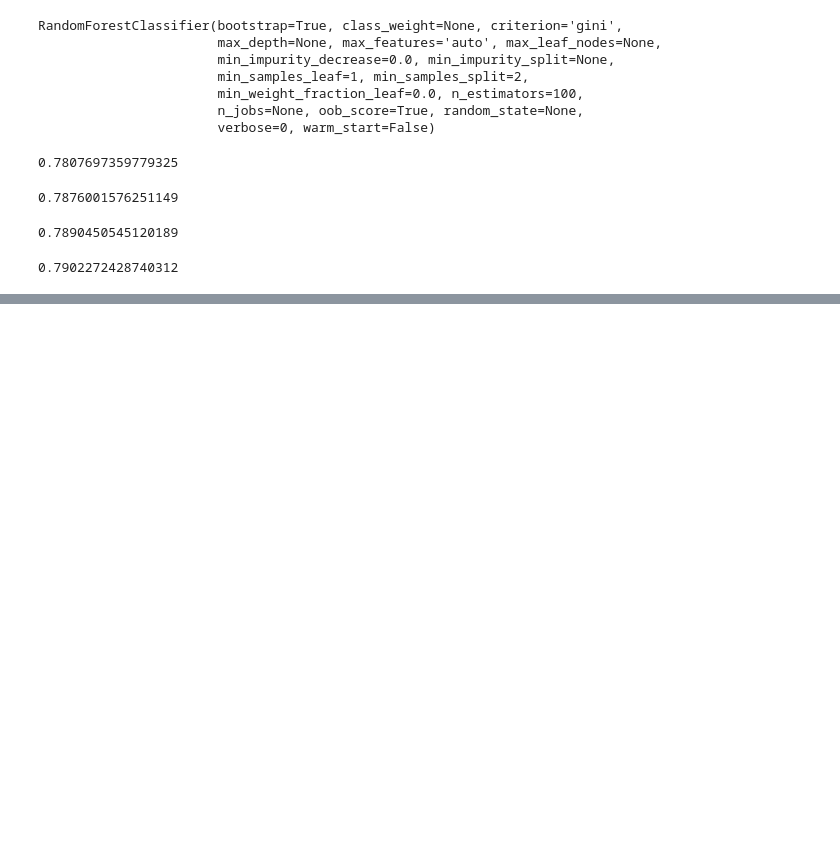
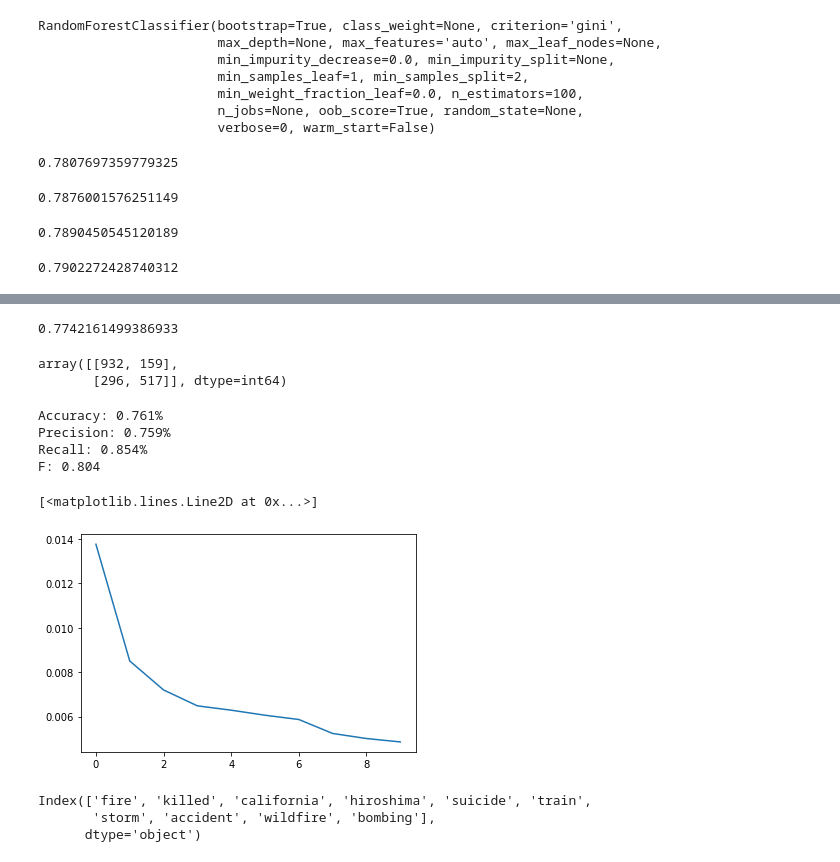
Before and after one commit to SeanScripts/nlp-getting-started, a Jupyter notebook: NLP_Getting_Started.ipynb, the cells around one changed output, grey strips where cells are left out. Cells and saved outputs as stored; diff of their text form; code cells hidden in the pictures; blank space fills up the shorter version.

Commit message:
Test additional preprocessing
I tried removing more tokens in the preprocessing, like punctuation and stopwords. This did not decrease the accuracy by very much at all.

```diff
--- a/NLP_Getting_Started.ipynb
+++ b/NLP_Getting_Started.ipynb
@@ -420,0 +553,46 @@ rf3.oob_score_
+# %%
+np.random.seed(1)
+train2, test2 = train_test_split(df_final)
+# %%
+train2_x = train2.drop('_target', axis=1)
+train2_y = train2['_target']
+test2_x = test2.drop('_target', axis=1)
+test2_y = test2['_target']
+# %%
+rff = RandomForestClassifier(n_estimators=500, oob_score=True)
+rff.fit(train2_x, train2_y)
+rff.oob_score_
+# %% [output]
+0.7742161499386933
+# %%
+preds2 = rff.predict(test2_x)
+confusion_matrix(test2_y, preds2)
+# %% [output]
+array([[932, 159],
+       [296, 517]], dtype=int64)
+# %%
+tp, fn, fp, tn = confusion_matrix(test2_y, preds2).ravel()
+accuracy = (tp + tn)/(tp + fn + fp + tn)
+precision = tp/(tp + fp)
+recall = tp/(tp + fn)
+F = 2*precision*recall/(precision + recall)
+print('Accuracy: {:.3f}%\nPrecision: {:.3f}%\nRecall: {:.3f}%\nF: {:.3f}'.format(accuracy, precision, recall, F))
+# %% [output]
+Accuracy: 0.761%
+Precision: 0.759%
+Recall: 0.854%
+F: 0.804
+# %%
+importances = rff.feature_importances_
+indices = np.argsort(importances)[::-1]
+# %%
+plt.plot(importances[indices[0:10]])
+# %% [output]
+[<matplotlib.lines.Line2D at 0x...>]
+[figure, added]
+# %%
+df_final.columns[indices[0:10]]
+# %% [output]
+Index(['fire', 'killed', 'california', 'hiroshima', 'suicide', 'train',
+       'storm', 'accident', 'wildfire', 'bombing'],
+      dtype='object')
```
Also changed, not shown: parts of 41 cells of this notebook, 3 other files.
